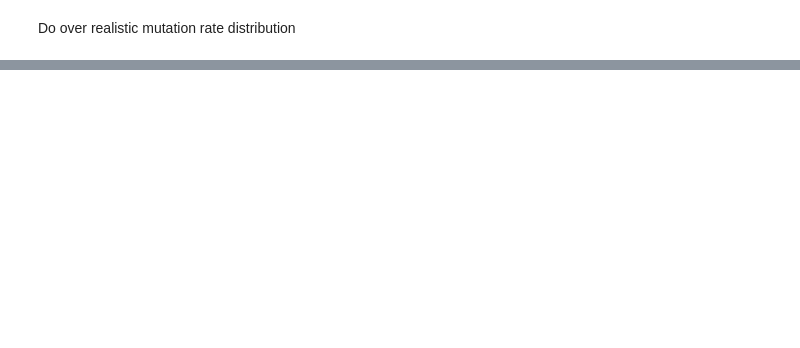
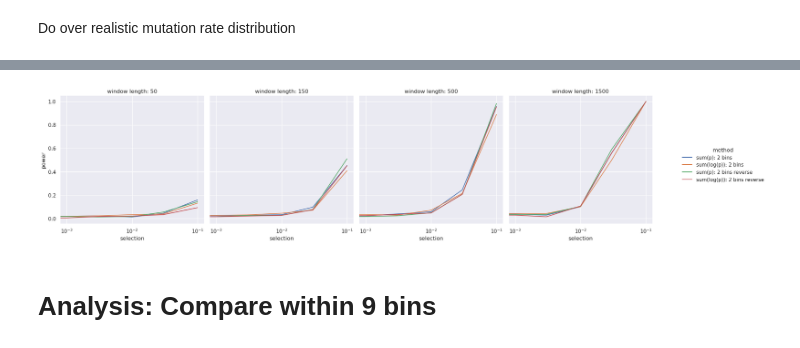
Before and after one commit to dajale423/raKLette, a Jupyter notebook: notebooks/method_validation/power_analysis.ipynb, the cells around one changed output, grey strips where cells are left out. Drawn from its saved outputs; the diff is of its cells as text; code cells hidden in the pictures; blank space fills up the shorter version.

```diff
--- a/notebooks/method_validation/power_analysis.ipynb
+++ b/notebooks/method_validation/power_analysis.ipynb
@@ -171,0 +319,23 @@ plt.savefig("power_analysis_binary_zscore_plot.svg", format="svg", bbox_inches="
+# %%
+sns.set_theme(style="darkgrid")
+
+df_plot = df.copy()
+df_plot = df[~df["method"].isin(["ExtraINSIGHT", "Gnocchi"])]
+
+# g = sns.FacetGrid(df_zscore, col="mu", row="type", height=3, margin_titles=True)
+g = sns.FacetGrid(df_plot, col="window length", height=5, margin_titles=True, hue = "method")
+# g = sns.FacetGrid(df_plot, col="mu", row="window length", height=4, margin_titles=True, hue = "method")
+
+g.map(sns.lineplot, "selection", "power")
+
+g.set_titles(col_template="window length: {col_name}", row_template="window length: {row_name}")
+g.set(xscale="log")
+g.add_legend()
+# g.set_titles(col_template="S: {col_name}", row_template="{row_name}")
+
+# g.fig.suptitle(f'Window Length: {window_length}')
+plt.savefig("power_analysis_mu_windowlength_binary.svg", format="svg", bbox_inches="tight")
+# %% [output]
+[figure, added]
+# %% [markdown]
+# Analysis: Compare within 9 bins
```
Also changed, not shown: parts of 23 cells of this notebook, 10 other files.
